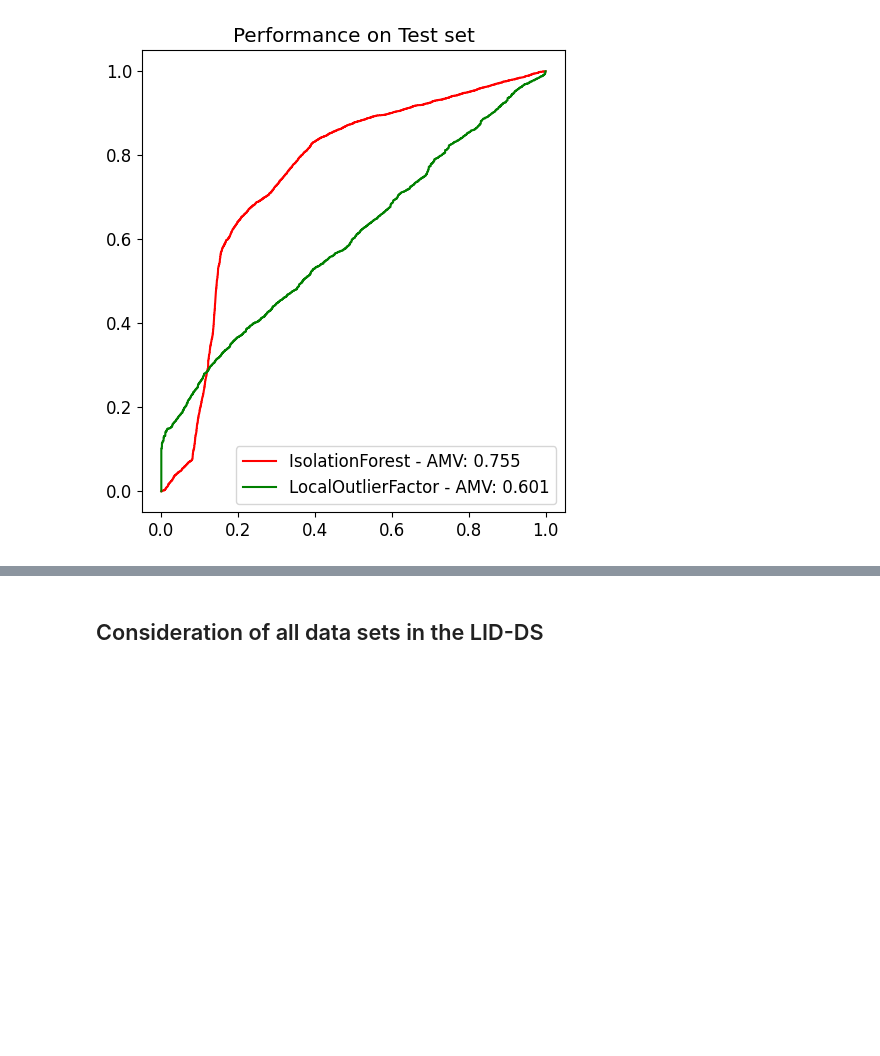
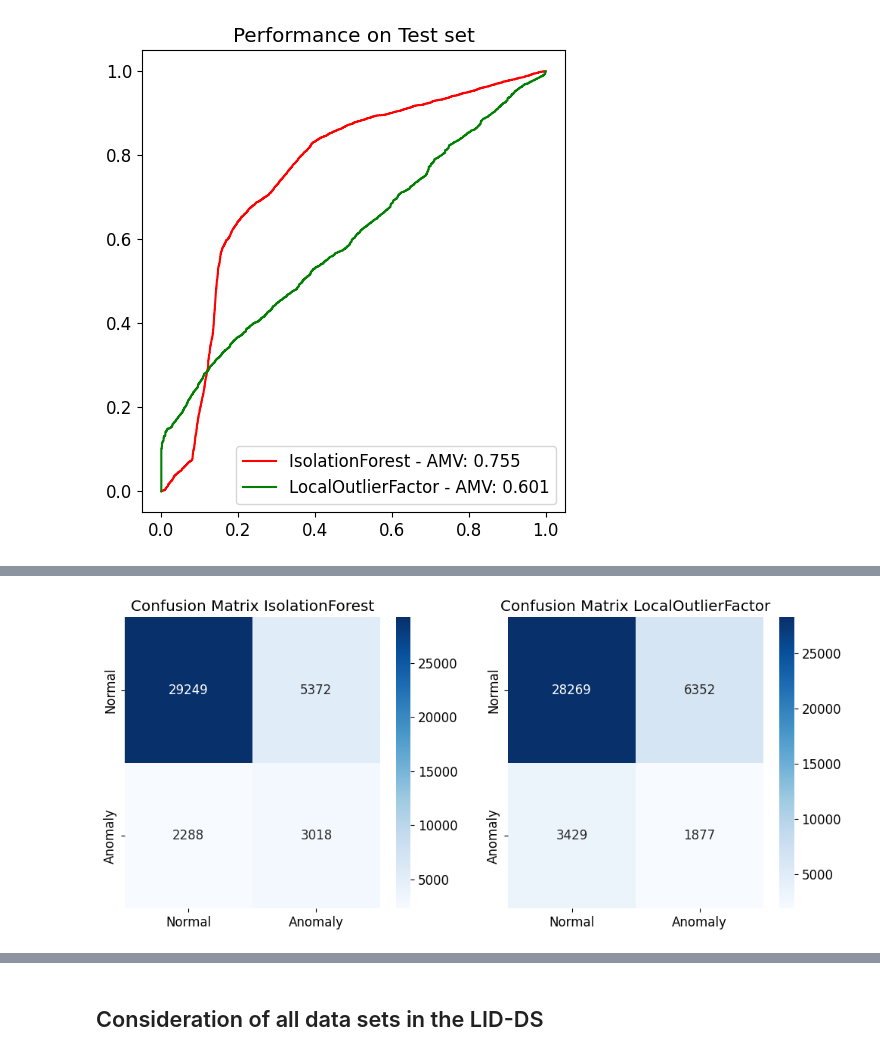
Before and after one commit to Janalytics94/anomaly-detection-software, a Jupyter notebook: src/model/project.ipynb, the cells around one changed output, grey strips where cells are left out. Cells and saved outputs as stored; diff of their text form; code cells hidden in the pictures; blank space fills up the shorter version.

```diff
--- a/src/model/project.ipynb
+++ b/src/model/project.ipynb
@@ -414 +415,21 @@ score_df
+# %%
+# Figure 1
+# True Negative: Top Left
+# False Postive: Top Right
+# False Negative: Bottom Left
+# True Positive: Bottom Right
+fig, axes = plt.subplots(1,2, figsize=(12,5))
+sns.heatmap(cms['IsolationForest'], annot=True,
+            fmt='2', cmap='Blues', ax = axes[0],
+            xticklabels=['Normal', "Anomaly"], yticklabels=['Normal', "Anomaly"])
+axes[0].set_title("Confusion Matrix IsolationForest")
+
+
+sns.heatmap(cms['LocalOutlierFactor'], annot=True,
+            fmt='2', cmap='Blues', ax= axes[1],
+            xticklabels=['Normal', "Anomaly"], yticklabels=['Normal', "Anomaly"])
+axes[1].set_title("Confusion Matrix LocalOutlierFactor")
+plt.show()
+# %% [output]
+[figure, added]
 # %%
```
Also changed, not shown: parts of 10 cells of this notebook, 2 other files.
